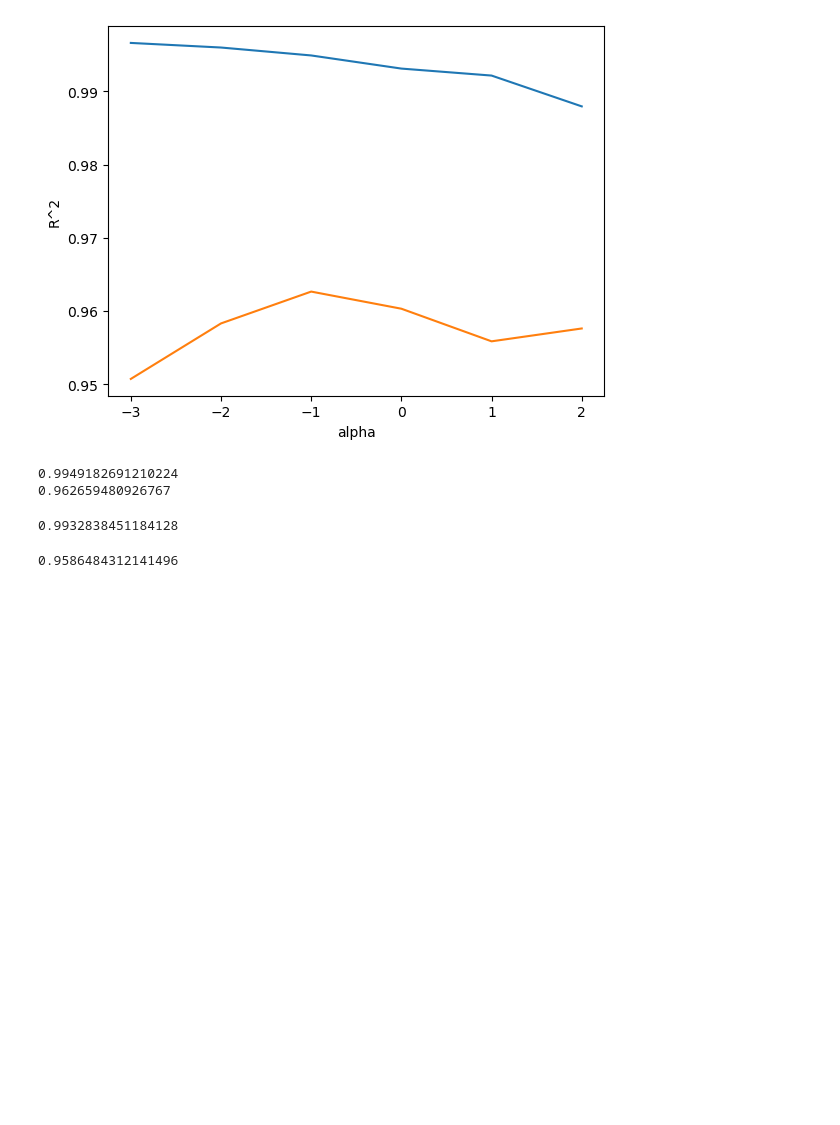
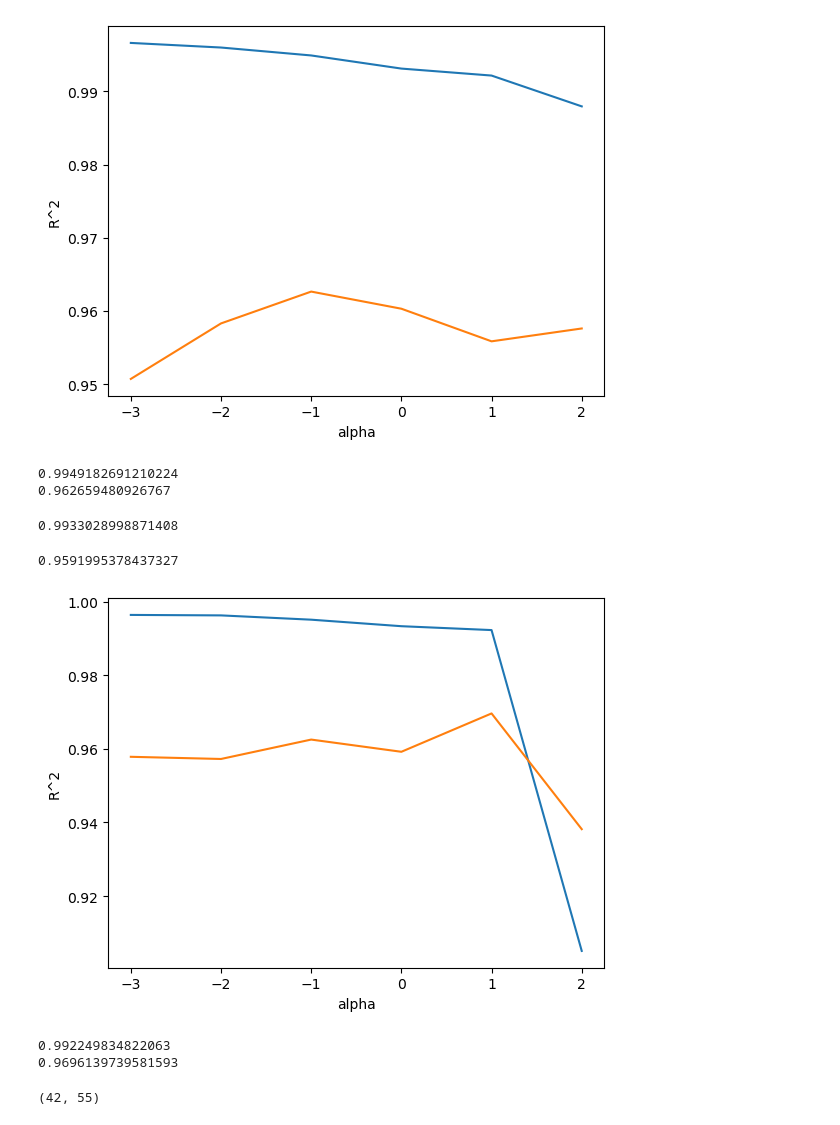
Before and after one commit to yonggyo1125/ai_pintech_1st, a Jupyter notebook: 9. 핀테크 머신러닝과 딥러닝 이해/day03/ex01.ipynb, the cells around one changed output. Cells and saved outputs as stored; diff of their text form; code cells hidden in the pictures; blank space fills up the shorter version.

```diff
--- a/9. 핀테크 머신러닝과 딥러닝 이해/day03/ex01.ipynb
+++ b/9. 핀테크 머신러닝과 딥러닝 이해/day03/ex01.ipynb
@@ -176,12 +176,46 @@ print(ridge.score(test_scaled, test_target))
 # 라쏘 규제 선형 모델
 from sklearn.linear_model import Lasso
 
-lasso = Lasso()
+lasso = Lasso(max_iter=10000)
 lasso.fit(train_scaled, train_target)
 print(lasso.score(train_scaled, train_target))
 # %% [output]
-0.9932838451184128
+0.9933028998871408
 # %%
 print(lasso.score(test_scaled, test_target))
 # %% [output]
-0.9586484312141496
+0.9591995378437327
+# %%
+train_score = [] # 훈련 세트 결정 계수
+test_score = [] # 테스트 세트 결정 계수
+
+alpha_list = [0.001, 0.01, 0.1, 1, 10, 100]
+for alpha in alpha_list:
+    # 규제별 라소 모델 객체
+    lasso = Lasso(alpha=alpha,max_iter=10000)
+
+    # 훈련
+    lasso.fit(train_scaled, train_target)
+
+    train_score.append(lasso.score(train_scaled, train_target))
+    test_score.append(lasso.score(test_scaled, test_target))
+# %%
+plt.plot(np.log10(alpha_list), train_score)
+plt.plot(np.log10(alpha_list), test_score)
+plt.xlabel('alpha')
+plt.ylabel('R^2')
+plt.show()
+# %% [output]
+[figure, added]
+# %%
+lasso = Lasso(alpha=10, max_iter=10000)
+lasso.fit(train_scaled, train_target) # 훈련
+print(lasso.score(train_scaled, train_target)) # 훈련 세트 결정 계수
+print(lasso.score(test_scaled, test_target)) # 테스트 세트 결정 계수
+# %% [output]
+0.992249834822063
+0.9696139739581593
+# %%
+print(train_scaled.shape)
+# %% [output]
+(42, 55)
```
Also changed, not shown: parts of 2 cells of this notebook.
